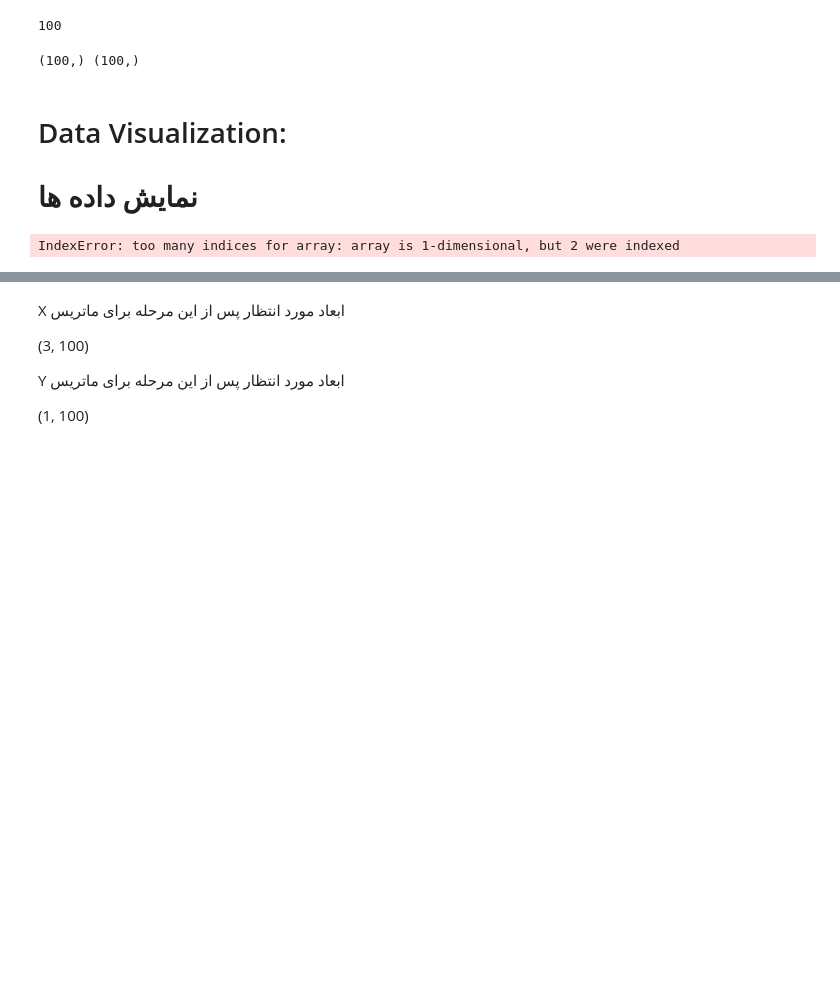
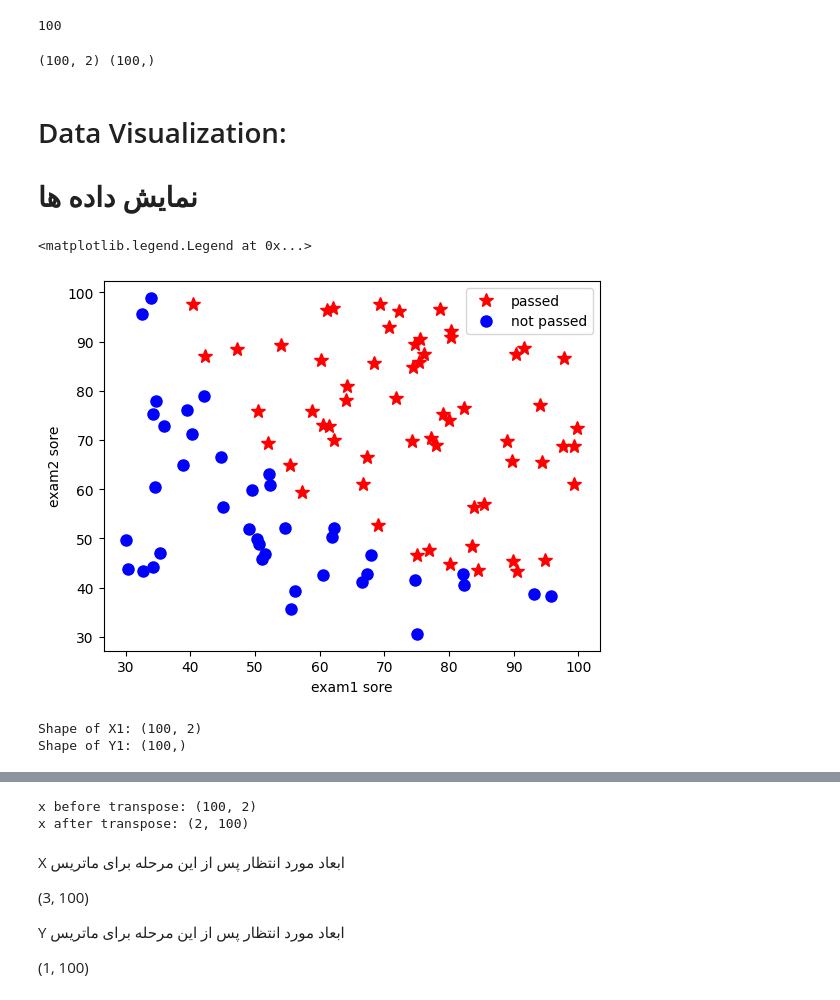
Before and after one commit to AmirAtarian/BMI-calculator-python, a Jupyter notebook: ML_course_project3_logistic_regression.ipynb, the cells around one changed output, grey strips where cells are left out. Drawn from its saved outputs; the diff is of its cells as text; code cells hidden in the pictures; blank space fills up the shorter version.

```diff
--- a/ML_course_project3_logistic_regression.ipynb
+++ b/ML_course_project3_logistic_regression.ipynb
@@ -42,19 +42,18 @@ data1.head()
 # %%
 #split the data into input X and output Y
 #داده ها ی ورودی و خروجی را در دو متغیر جدا میریزیم
-#input feature
-X1 = data1.values[:, 0]
+X = data1.values[:, 0:2]
 #output
-Y1 = data1.values[:, 1]
+Y = data1.values[:, 2]
 
 #find m
 print(X.shape[0])
 # %% [output]
 100
 # %%
-print(X1.shape, Y1.shape)
+print(X.shape, Y.shape)
 # %% [output]
-(100,) (100,)
+(100, 2) (100,)
 # %% [markdown]
 # Data Visualization:
 
@@ -84,19 +83,28 @@ def plotData(X, y):
 # %%
 #Data visualization
 #نمایش داده ها اولین قدم بعد از لود کردن داده ها می باشد
 #use plotData function
-plotData(X1,Y1)
+plotData(X,Y)
 
 # use 'exam 1 score' for xlabel
+plt.xlabel("exam1 sore")
 
 # use 'exam 2 score' for ylabel
+plt.ylabel("exam2 sore")
+
 
 # نمایش راهنمای داده ها
 plt.legend(['passed', 'not passed'])
 # %% [output]
-IndexError: too many indices for array: array is 1-dimensional, but 2 were indexed
+<matplotlib.legend.Legend at 0x...>
+[figure, added]
 # %%
 #print shapes of X and Y
+print(f"Shape of X1: {X.shape}")
+print(f"Shape of Y1: {Y.shape}")
+# %% [output]
+Shape of X1: (100, 2)
+Shape of Y1: (100,)
 # %% [markdown]
 # creating X and Y matrices with the right dimensions as shown in the slide
 
@@ -107,6 +115,13 @@ IndexError: too many indices for array: array is 1-dimensional, but 2 were index
 </p>
 # %%
 #Convert dimension X from (m, n) to (n, m)
+print("X before transpose:",X.shape)
+
+X = np.transpose(X)
+print("X after transpose:",X.shape)
+# %% [output]
+x before transpose: (100, 2)
+x after transpose: (2, 100)
 # %%
 #convert Y dimension from (m,) to (m, 1)
 
```
